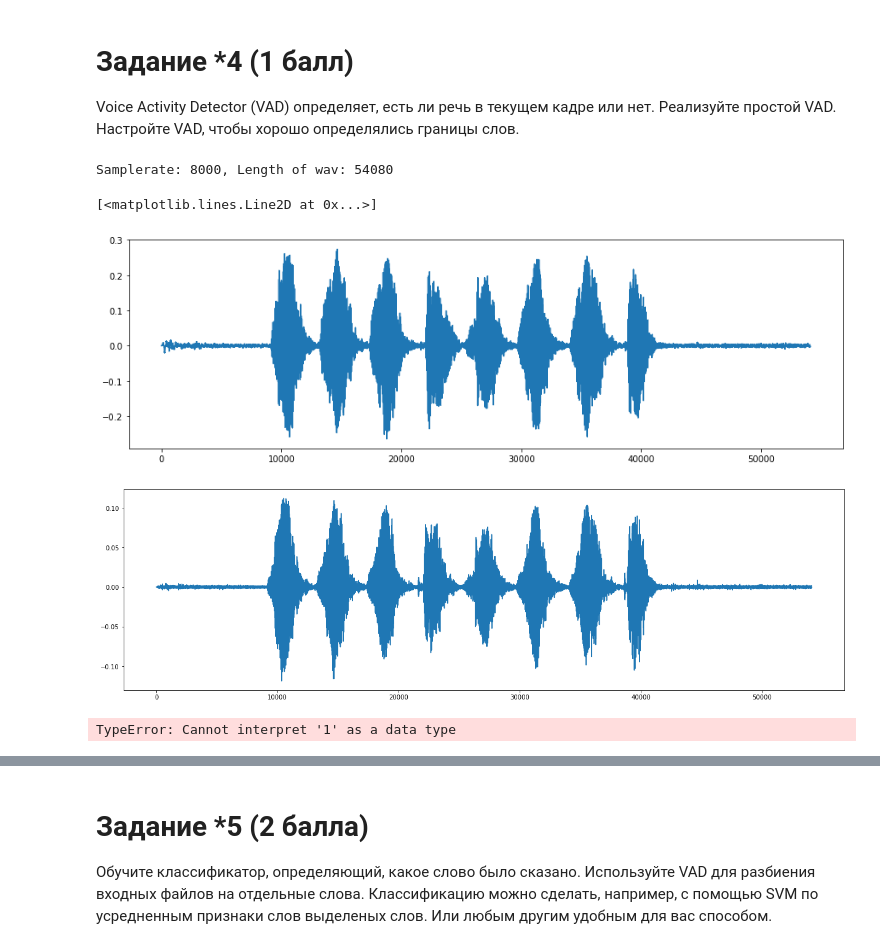
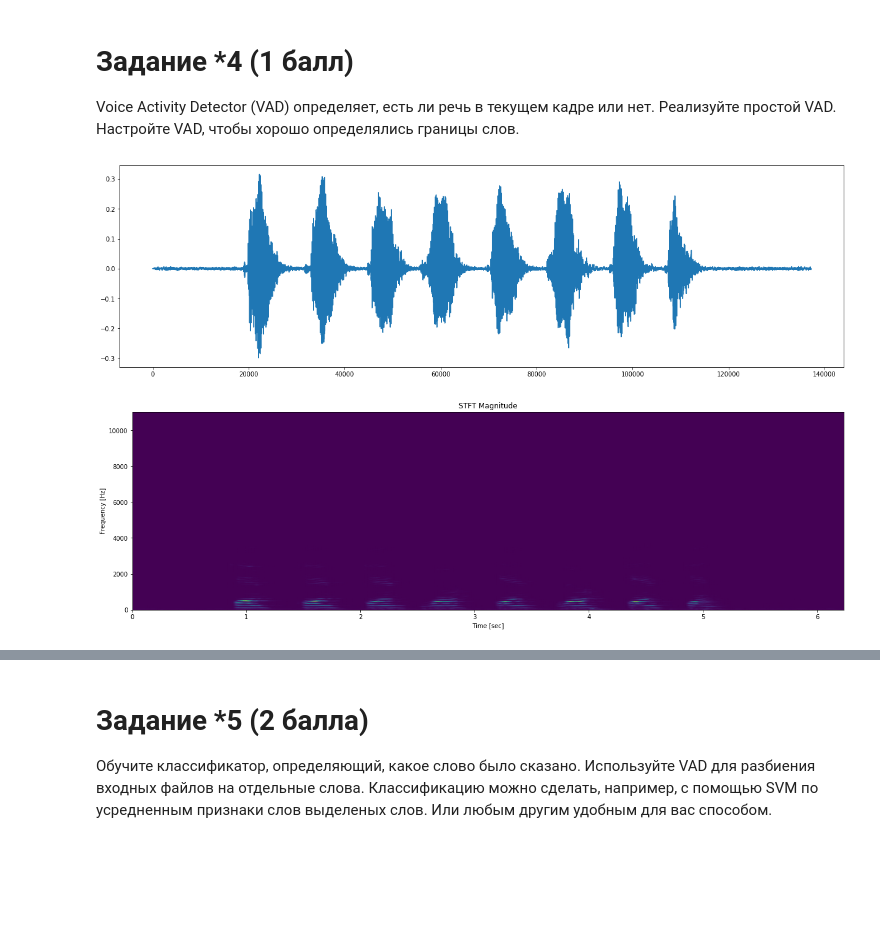
Before and after one commit to KhubbatulinMark/speech-processing-made-2021, a Jupyter notebook: laboratory/lab4.ipynb, the cells around one changed output, grey strips where cells are left out. Drawn from its saved outputs; the diff is of its cells as text; code cells hidden in the pictures; blank space fills up the shorter version.

```diff
--- a/laboratory/lab4.ipynb
+++ b/laboratory/lab4.ipynb
@@ -269,52 +261,0 @@ import matplotlib.pyplot as plt
-# %%
-wav_file = 'resources/waves_yesno/0_0_0_1_0_0_0_1.wav'
-wav, sr = ta.load(wav_file)
-wav = wav[0]
-print('Samplerate: {}, Length of wav: {}'.format(sr, len(wav)))
-plt.figure(figsize=(15, 4.5))
-plt.plot(wav)
-# %% [output]
-Samplerate: 8000, Length of wav: 54080
-[<matplotlib.lines.Line2D at 0x...>]
-[figure, removed]
-# %%
-def preemphasis(signal, preemph=0.97):
-
-    return np.concatenate((signal[0:1], signal[1:] - preemph * signal[:-1]))
-
-wav = preemphasis(wav)
-
-plt.figure(figsize=(21, 6))
-plt.plot(wav);
-# %% [output]
-[figure, removed]
-# %%
-def framesig(signal, framelen, framehop, winfunc=lambda x: np.ones((x,))):
-
-    slen = len(signal)
-    framelen = round(framelen)
-    framehop = round(framehop)
-    if slen <= framelen:
-        nframes = 1
-    else:
-        nframes = 1 + int(math.ceil((1.0 * slen - framelen) / framehop))
-
-    padlen = int((nframes - 1) * framehop + framelen)
-
-    zeros = np.zeros(padlen - slen, dtype=float, order='C')
-    padsignal = np.concatenate((signal, zeros))
-
-    indices = np.arange(0, framelen).view((1, -1)) \
-              + np.arange(0, nframes * framehop, framehop).view((-1, 1))
-    frames = padsignal[indices]
-    win = winfunc(framelen).view((1, -1))
-    return frames * win
-
-frames = framesig(wav, 0.02*sr, 0.01*sr)
-print('The length of a frame: {}, the length of a hop: {}'.format(round(winlen*sr),
-                                                                  round(hoplen*sr)))
-plt.figure(figsize=(15, 4))
-plt.imshow(frames.abs().t(), cmap='gray', aspect='auto', vmin=0, vmax=0.16)
-plt.colorbar()
-# %% [output]
-TypeError: Cannot interpret '1' as a data type
@@ -327,0 +347,7 @@ TypeError: Cannot interpret '1' as a data type
+# %%
+test = VAD(X_train[0], sr)
+test.plot_wave()
+test.plot_stft()
+# %% [output]
+[figure, added]
+[figure, added]
```
Also changed, not shown: parts of 16 cells of this notebook.
